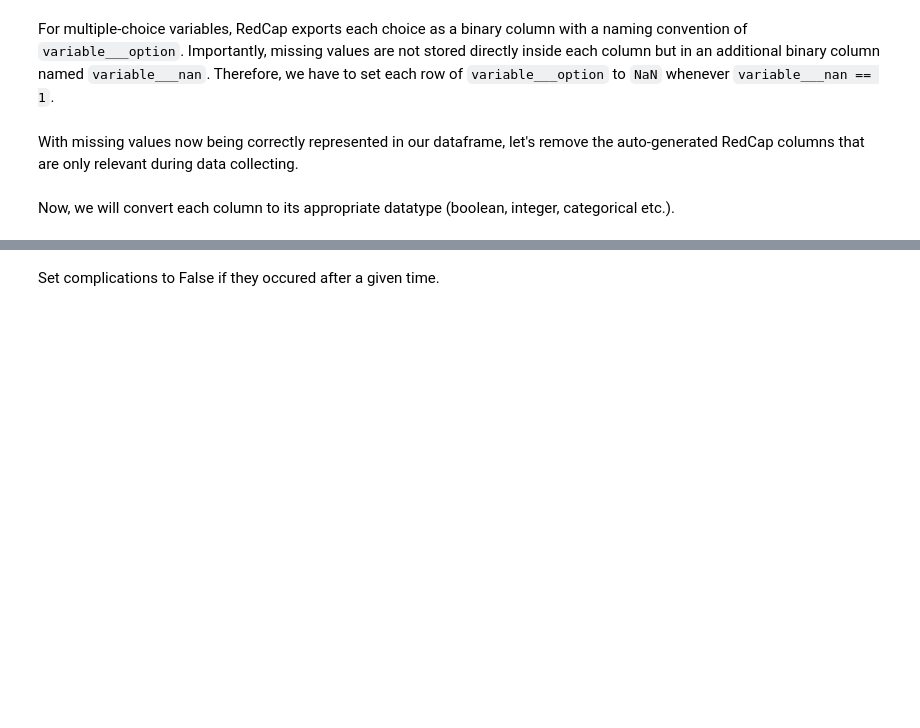
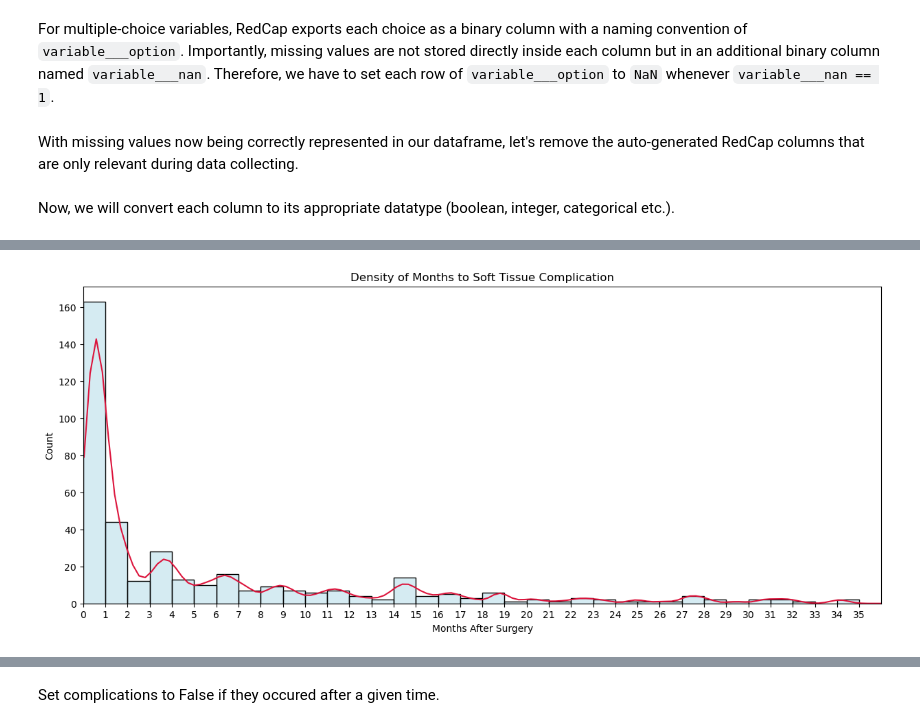
Before and after one commit to philipp-lampert/mymandible, a Jupyter notebook: data_science/01_data_preparation.ipynb, the cells around one changed output, grey strips where cells are left out. Drawn from its saved outputs; the diff is of its cells as text; code cells hidden in the pictures; blank space fills up the shorter version.

```diff
--- a/data_science/01_data_preparation.ipynb
+++ b/data_science/01_data_preparation.ipynb
@@ -82,0 +115,26 @@ for column in df.columns:
+# %%
+soft_tissue_complication = [
+    'complication___whd_recipient_site',
+    'complication___partial_necrosis',
+    'complication___bone_exposure',
+    'complication_plate___exposure',
+    'wound_infection'
+    ]
+
+days_to_st_cx_var_names = [
+    'days_to_whd_recipient_site',
+    'days_to_partial_necrosis',
+    'days_to_bone_exposure',
+    'days_to_plate_exposure',
+    'days_to_wound_infection'
+]
+
+days_to_st_cx = []
+
+for col in days_to_st_cx_var_names:
+    values = df[col].dropna().values.tolist()
+    days_to_st_cx.extend(values)
+
+make_histogram('Density of Months to Soft Tissue Complication', days_to_st_cx, 0.15)
+# %% [output]
+[figure, added]
```
Also changed, not shown: parts of 20 cells of this notebook, 15 other files.
